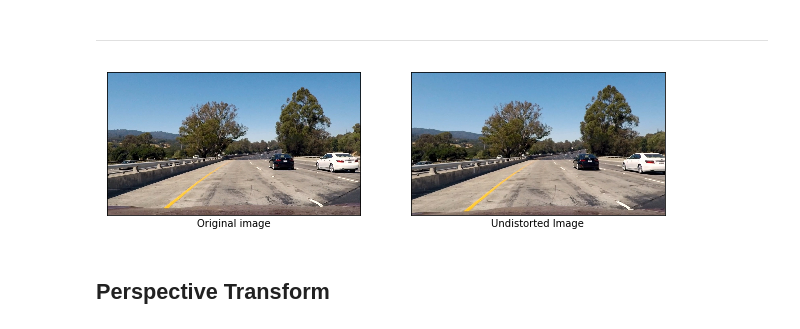
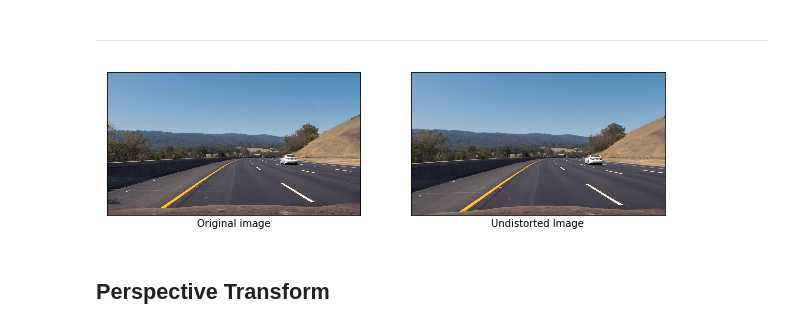
Before and after one commit to peterhwang2010/CarND-Advanced_lane_lines, a Jupyter notebook: advanced_lane_lines.ipynb, the cells around one changed output. Saved outputs shown, nothing was run; the diff lists cells and outputs as text; code cells hidden in the pictures.

```diff
--- a/advanced_lane_lines.ipynb
+++ b/advanced_lane_lines.ipynb
@@ -61,24 +63,24 @@ def undistort_camera(img_points, obj_points, img):
     return cv2.undistort(img, mtx, dist, None, mtx)
 # %%
 obj_point, img_point = calibrate_camera()
-img = mpimg.imread('test_images/test1.jpg')
+img = mpimg.imread('test_images/test3.jpg')
 undistorted_img = undistort_camera(img_point, obj_point, img)
 
 plt.figure(figsize=(10,5))
 plt.subplot(1, 2, 1)
 plt.imshow(img)
 plt.xlabel('Original image')
 plt.xticks([], [])
 plt.yticks([], [])
 
 plt.subplot(1, 2, 2)
 plt.imshow(undistorted_img)
 plt.xlabel('Undistorted Image')
 plt.xticks([], [])
 plt.yticks([], [])
 plt.show()
 # %% [output]
-[figure, old version]
+[figure, new version]
 # %% [markdown]
 ## Perspective Transform
 # %% [markdown]
```
Also changed, not shown: parts of 15 cells of this notebook, 2 other files.
